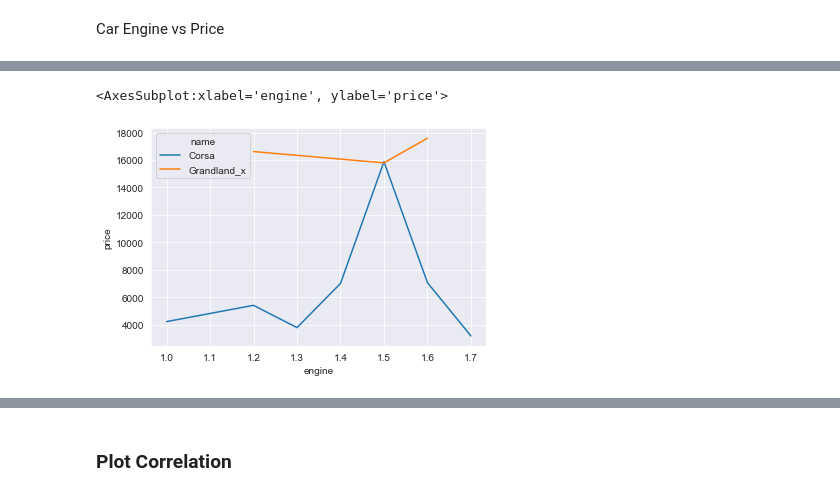
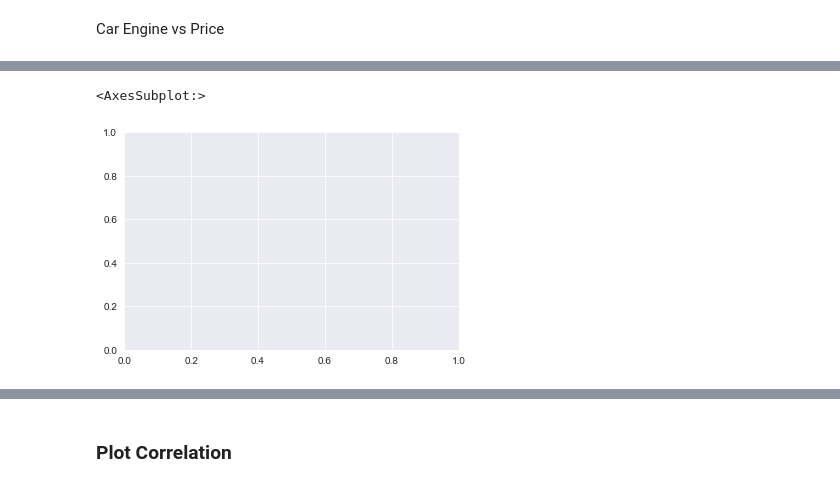
Before and after one commit to aditya2695/AutoPricer--A-Car-Price-Prediction-Tool, a Jupyter notebook: vauxhall_EDA.ipynb, the cells around one changed output, grey strips where cells are left out. Cells and saved outputs as stored; diff of their text form; code cells hidden in the pictures.

```diff
--- a/vauxhall_EDA.ipynb
+++ b/vauxhall_EDA.ipynb
@@ -121,4 +230,0 @@ Drop Rows with no previous owners
-# %%
-# filter used cars only
-cars.drop(cars.index[cars['owners'].isnull()], inplace = True)
-cars.shape
@@ -157,14 +233,2 @@ cars.head(2)
 # %% [markdown]
 Changing Datatypes
-# %%
-
-cars['price'] = cars['price'].astype('int')
-cars['owners'] = cars['owners'].astype('int')
-cars.engine = cars['engine'].astype('float')
-cars.year = pd.to_numeric(cars.year, errors="coerce")
-
-cars['ULEZ'] = cars['ULEZ'].fillna('No')
-
-
-
-cars.dtypes
@@ -286,7 +363,7 @@ def plot_scatter_chart(df,x_col,y_col,title='',figsize=(10,5)):
 
         plt.show()
 # %%
-car_models = ['Corsa','Grandland_x']
-cars_filtered = cars[cars['name'].isin(car_models)]
-cars_filtered.name.unique()
+car_models = ['Corsa','Grandland']
+cars_filtered = cars[cars['model'].isin(car_models)]
+cars_filtered.model.unique()
 # %% [output]
@@ -423,6 +500,6 @@ cars['ULEZ'].value_counts().reset_index()
 Car Engine vs Price
 # %%
 # car engine vs price for corsa and grandland x
-cars_engine_price = cars_filtered.groupby(['name','engine'])['price'].mean().reset_index()
+cars_engine_price = cars_filtered.groupby(['model','engine'])['price'].mean().reset_index()
 cars_engine_price
 # %% [output]
@@ -440,5 +507,5 @@ cars_engine_price
 # %%
-sns.lineplot(data = cars_engine_price, x = 'engine', y = "price", hue = "name")
+sns.lineplot(data = cars_engine_price, x = 'engine', y = "price", hue = "model")
 # %% [output]
-<AxesSubplot:xlabel='engine', ylabel='price'>
+<AxesSubplot:>
-[figure, old version]
+[figure, new version]
```
Also changed, not shown: parts of 57 cells of this notebook.
